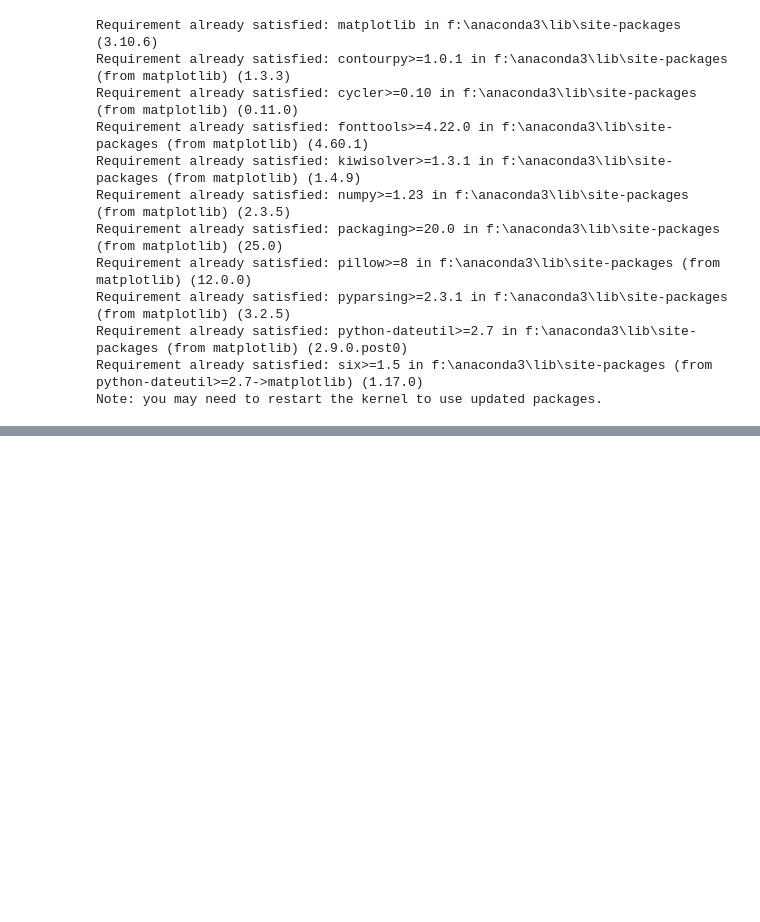
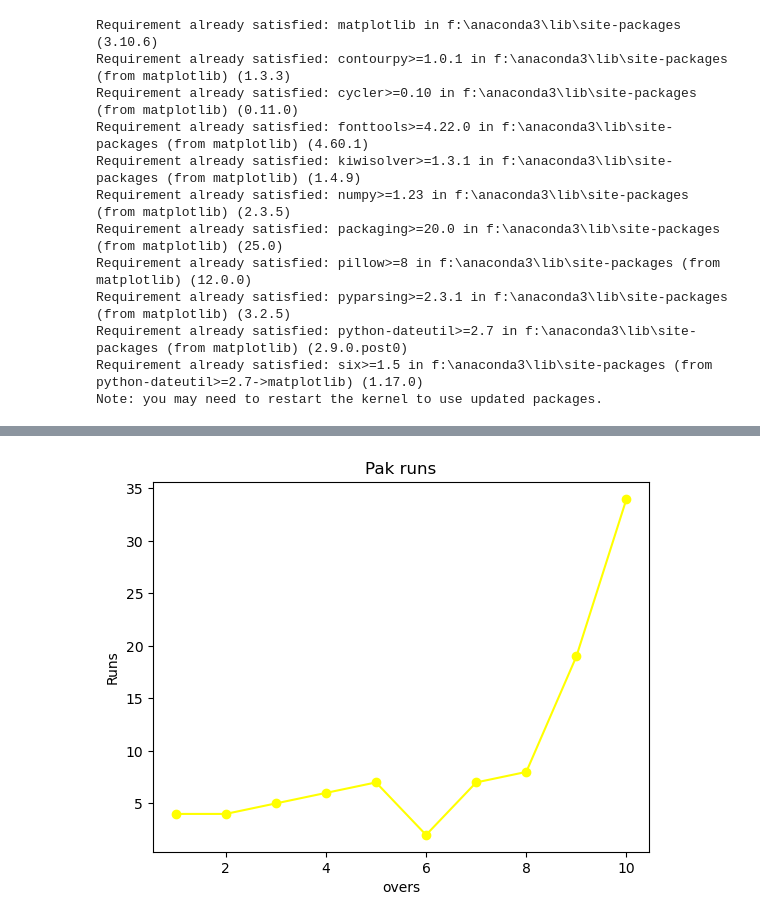
Before and after one commit to arsalanwani/Analytics, a Jupyter notebook: Matplotlib/index.ipynb, the cells around one changed output, grey strips where cells are left out. Saved outputs shown, nothing was run; the diff lists cells and outputs as text; code cells hidden in the pictures; blank space fills up the shorter version.

```diff
--- a/Matplotlib/index.ipynb
+++ b/Matplotlib/index.ipynb
@@ -17,0 +49,7 @@ import matplotlib.pyplot as plt
+# %%
+pak={
+    "overs":[1,2,3,4,5,6,7,8,9,10],
+    "Runs":[4,4,5,6,7,2,7,8,19,34]
+}
+# %%
+data=pd.DataFrame(pak)
@@ -17,0 +70,8 @@ import matplotlib.pyplot as plt
+# %%
+plt.plot(data["overs"],data["Runs"],color="yellow",marker="o")
+plt.xlabel("overs")
+plt.ylabel("Runs")
+plt.title("Pak runs")
+plt.show()
+# %% [output]
+[figure, added]
```
Also changed, not shown: parts of 8 cells of this notebook.
